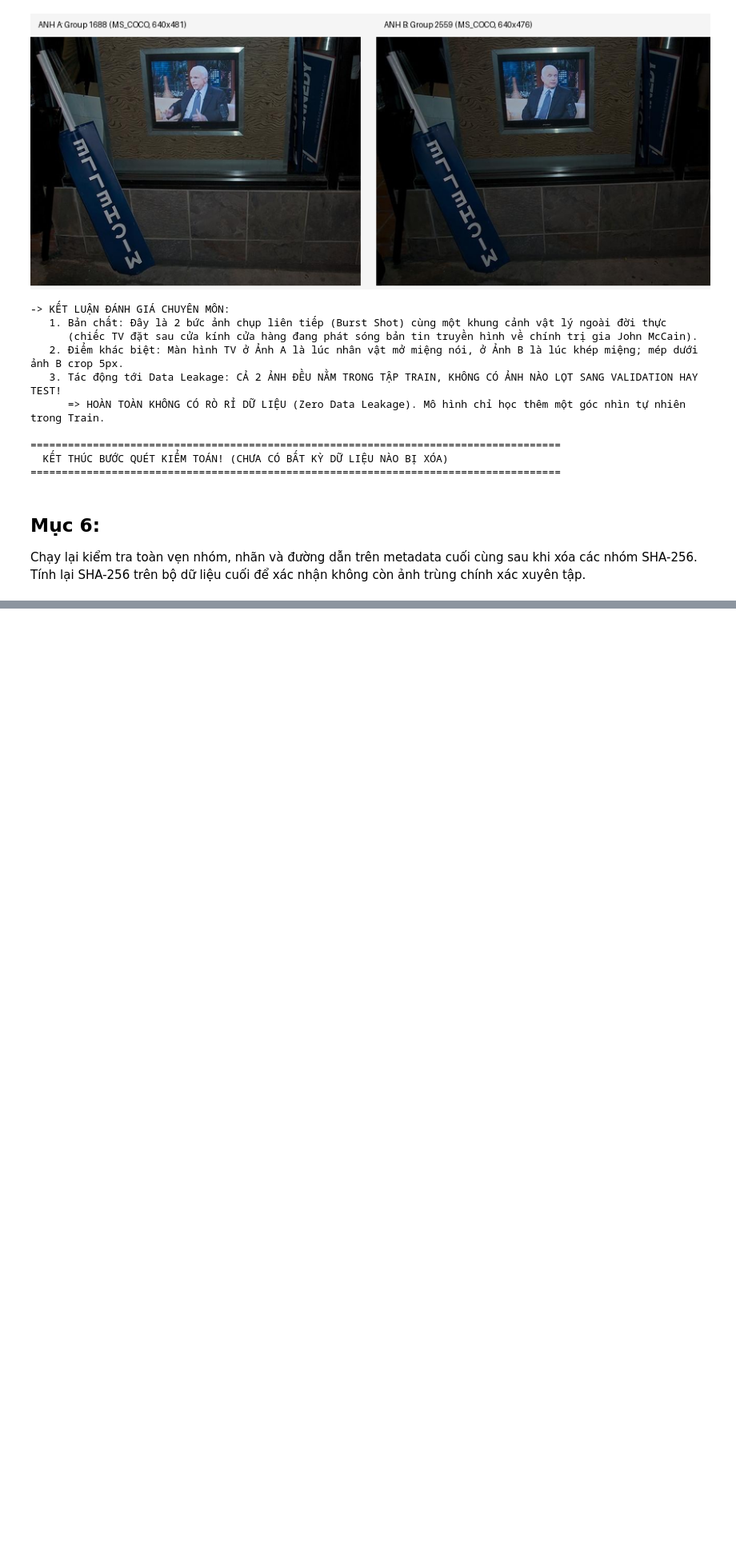
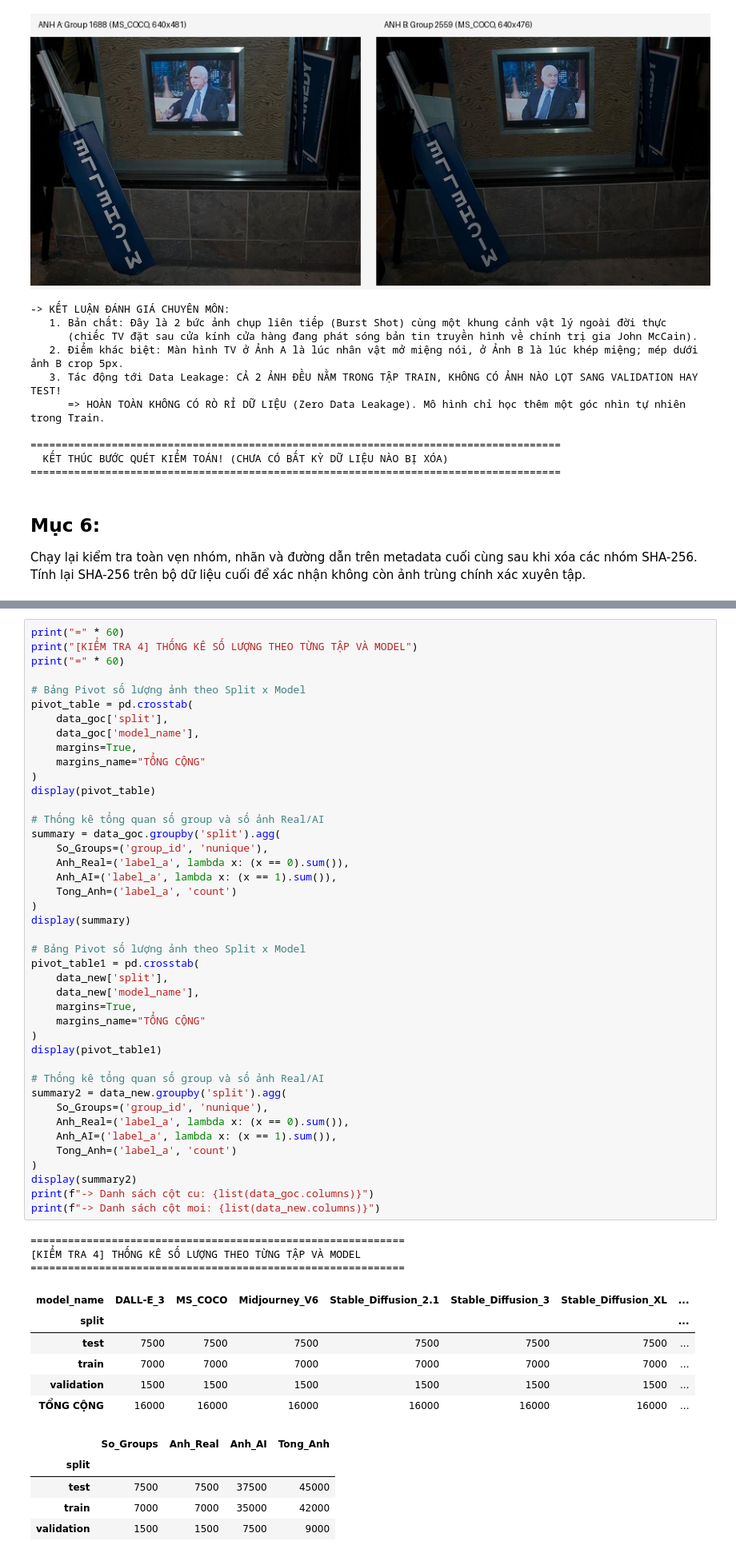
Before and after one commit to phucthinh1/DATN_VoHoangPhucThinh, a Jupyter notebook: code/pre_processing/processing_leak_data.ipynb, the cells around one changed output, grey strips where cells are left out. Shown at 80% size. Drawn from its saved outputs; the diff is of its cells as text; blank space fills up the shorter version.

```diff
--- a/code/pre_processing/processing_leak_data.ipynb
+++ b/code/pre_processing/processing_leak_data.ipynb
@@ -825,3 +825,60 @@ if len(sha_cross_total) == 0 and internal_dups == 0:
   • Toàn bộ 15,712 nhóm đều nguyên khối 1 Real : 5 AI, file đĩa 100% toàn vẹn.
   => BỘ DỮ LIỆU HOÀN TOÀN SẴN SÀNG ĐỂ HUẤN LUYỆN MÔ HÌNH PHÂN BIỆT ẢNH REAL VÀ AI!
 =====================================================================================
+# %%
+print("=" * 60)
+print("[KIỂM TRA 4] THỐNG KÊ SỐ LƯỢNG THEO TỪNG TẬP VÀ MODEL")
+print("=" * 60)
+
+# Bảng Pivot số lượng ảnh theo Split x Model
+pivot_table = pd.crosstab(
+    data_goc['split'],
+    data_goc['model_name'],
+    margins=True,
+    margins_name="TỔNG CỘNG"
+)
+display(pivot_table)
+
+# Thống kê tổng quan số group và số ảnh Real/AI
+summary = data_goc.groupby('split').agg(
+    So_Groups=('group_id', 'nunique'),
+    Anh_Real=('label_a', lambda x: (x == 0).sum()),
+    Anh_AI=('label_a', lambda x: (x == 1).sum()),
+    Tong_Anh=('label_a', 'count')
+)
+display(summary)
+
+# Bảng Pivot số lượng ảnh theo Split x Model
+pivot_table1 = pd.crosstab(
+    data_new['split'],
+    data_new['model_name'],
+    margins=True,
+    margins_name="TỔNG CỘNG"
+)
+display(pivot_table1)
+
+# Thống kê tổng quan số group và số ảnh Real/AI
+summary2 = data_new.groupby('split').agg(
+    So_Groups=('group_id', 'nunique'),
+    Anh_Real=('label_a', lambda x: (x == 0).sum()),
+    Anh_AI=('label_a', lambda x: (x == 1).sum()),
+    Tong_Anh=('label_a', 'count')
+)
+display(summary2)
+print(f"-> Danh sách cột cu: {list(data_goc.columns)}")
+print(f"-> Danh sách cột moi: {list(data_new.columns)}")
+# %% [output]
+============================================================
+[KIỂM TRA 4] THỐNG KÊ SỐ LƯỢNG THEO TỪNG TẬP VÀ MODEL
+============================================================
+| model_name | DALL-E_3 | MS_COCO | Midjourney_V6 | Stable_Diffusion_2.1 | Stable_Diffusion_3 | Stable_Diffusion_XL | ... |
+| split |  |  |  |  |  |  | ... |
+| test | 7500 | 7500 | 7500 | 7500 | 7500 | 7500 | ... |
+| train | 7000 | 7000 | 7000 | 7000 | 7000 | 7000 | ... |
+| validation | 1500 | 1500 | 1500 | 1500 | 1500 | 1500 | ... |
+| TỔNG CỘNG | 16000 | 16000 | 16000 | 16000 | 16000 | 16000 | ... |
+|  | So_Groups | Anh_Real | Anh_AI | Tong_Anh |
+| split |  |  |  |  |
+| test | 7500 | 7500 | 37500 | 45000 |
+| train | 7000 | 7000 | 35000 | 42000 |
+| validation | 1500 | 1500 | 7500 | 9000 |
```
Also changed, not shown: parts of 5 cells of this notebook, 4 other files.
